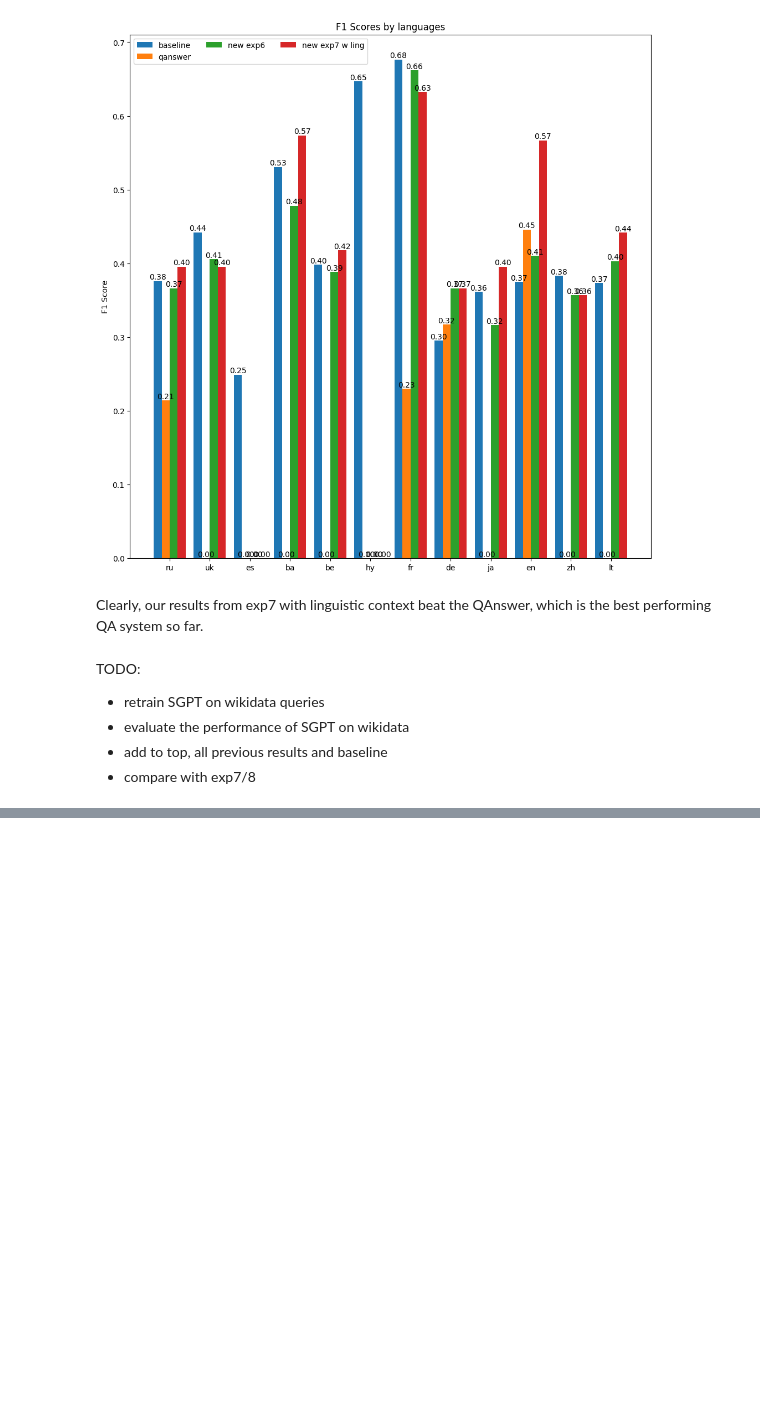
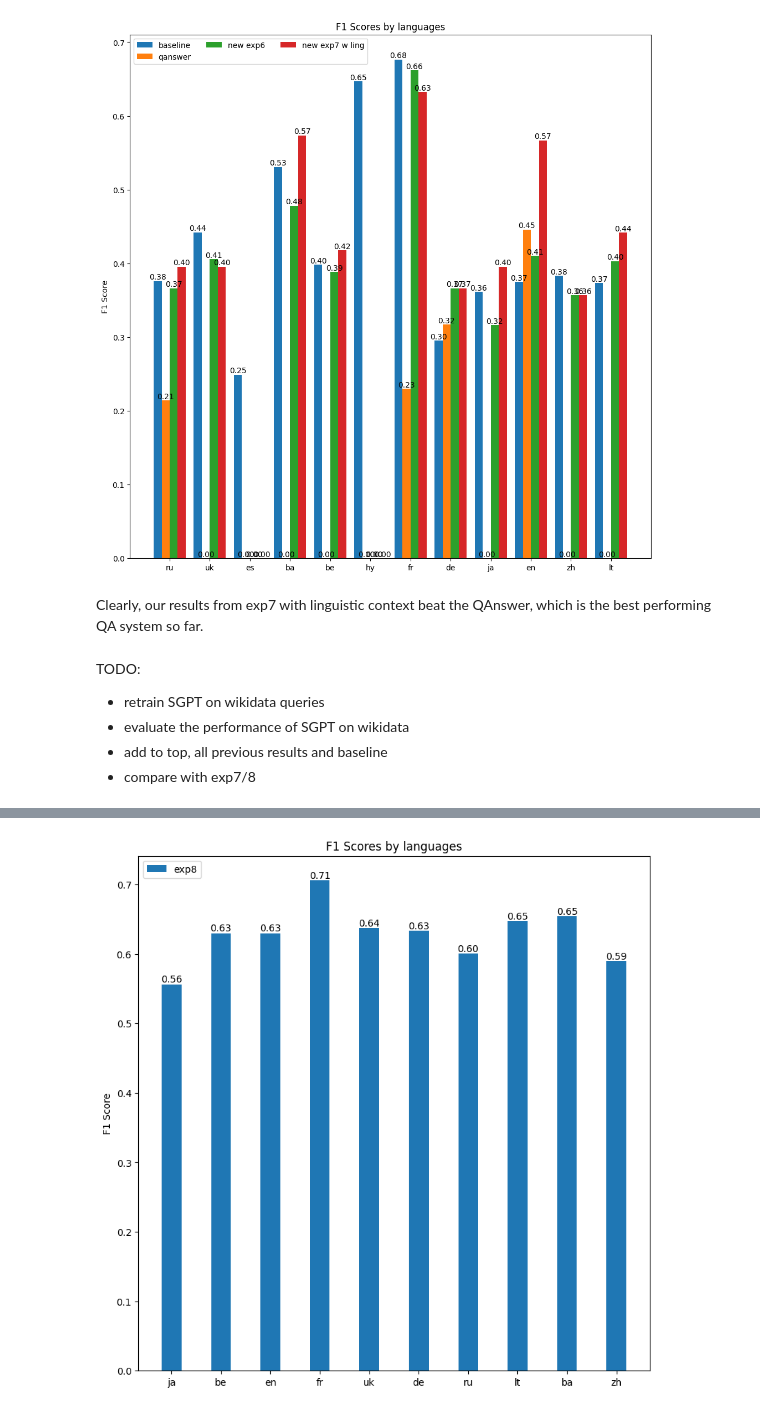
Before and after one commit to dice-group/MST5, a Jupyter notebook: notebooks/eval_results.ipynb, the cells around one changed output, grey strips where cells are left out. Saved outputs shown, nothing was run; the diff lists cells and outputs as text; code cells hidden in the pictures; blank space fills up the shorter version.

Commit message:
add results

```diff
--- a/notebooks/eval_results.ipynb
+++ b/notebooks/eval_results.ipynb
@@ -858,0 +874,3 @@ TODO:
+# %%
+exp8 = pd.read_csv("../gerbil_results/mt5-xl-lcquad-ling-entity.csv")
+exp8
@@ -858,0 +889,4 @@ TODO:
+# %%
+plot({"exp8": exp8})
+# %% [output]
+[figure, added]
```
Also changed, not shown: parts of 4 cells of this notebook, 2 other files.
